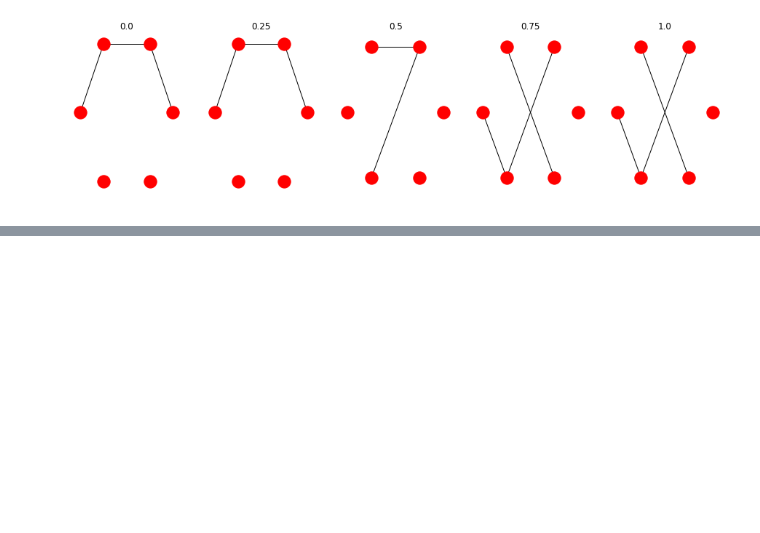
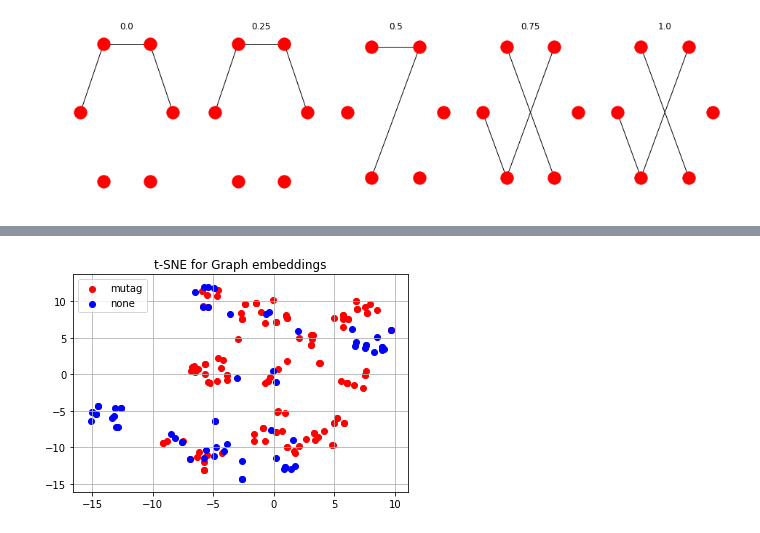
Before and after one commit to nikitadurasov/SPD_reduce, a Jupyter notebook: Tutorial.ipynb, the cells around one changed output, grey strips where cells are left out. Saved outputs shown, nothing was run; the diff lists cells and outputs as text; code cells hidden in the pictures; blank space fills up the shorter version.

```diff
--- a/Tutorial.ipynb
+++ b/Tutorial.ipynb
@@ -182,0 +358,12 @@ Columns 20 to 24
+# %%
+# и еще раз
+fig = plt.figure()
+plt.scatter(q[np.where(y == 0)][:, 0], q[np.where(y == 0)][:, 1], c='r', label='mutag')
+plt.scatter(q[np.where(y == 1)][:, 0], q[np.where(y == 1)][:, 1], c='b', label='none')
+plt.title("t-SNE for Graph embeddings")
+plt.grid()
+plt.legend()
+plt.show()
+fig.savefig('t-sne.pdf', format='pdf')
+# %% [output]
+[figure, added]
```
Also changed, not shown: parts of 14 cells of this notebook, 2 other files.
